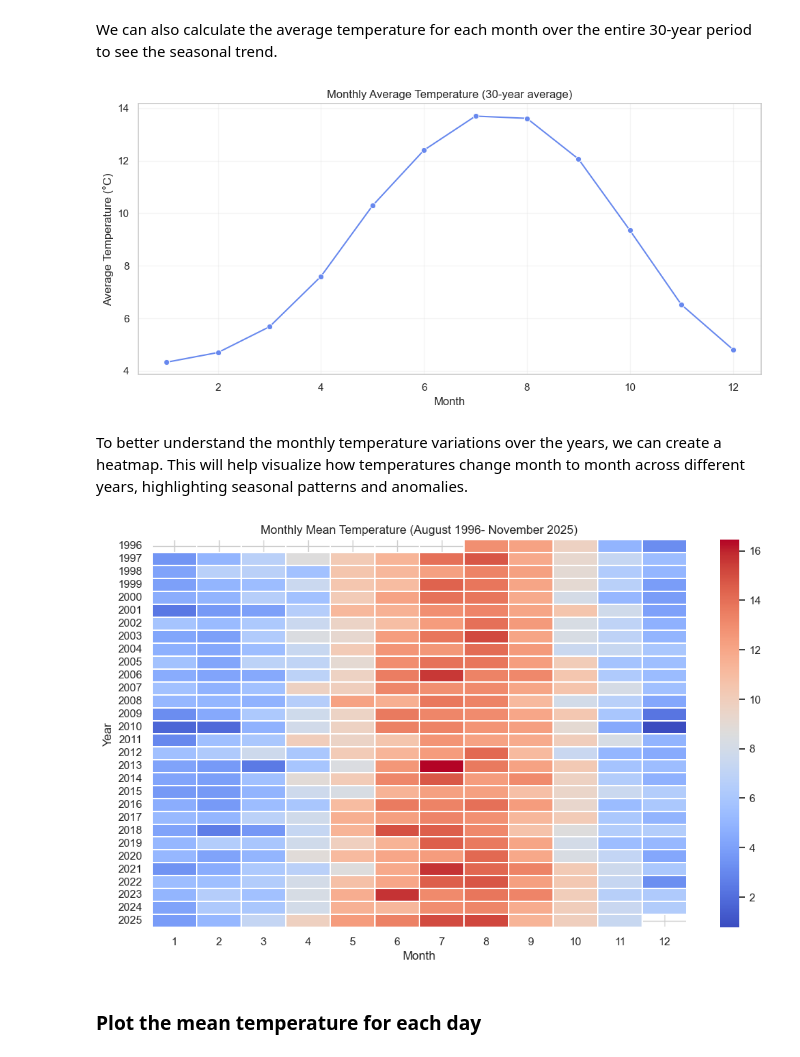
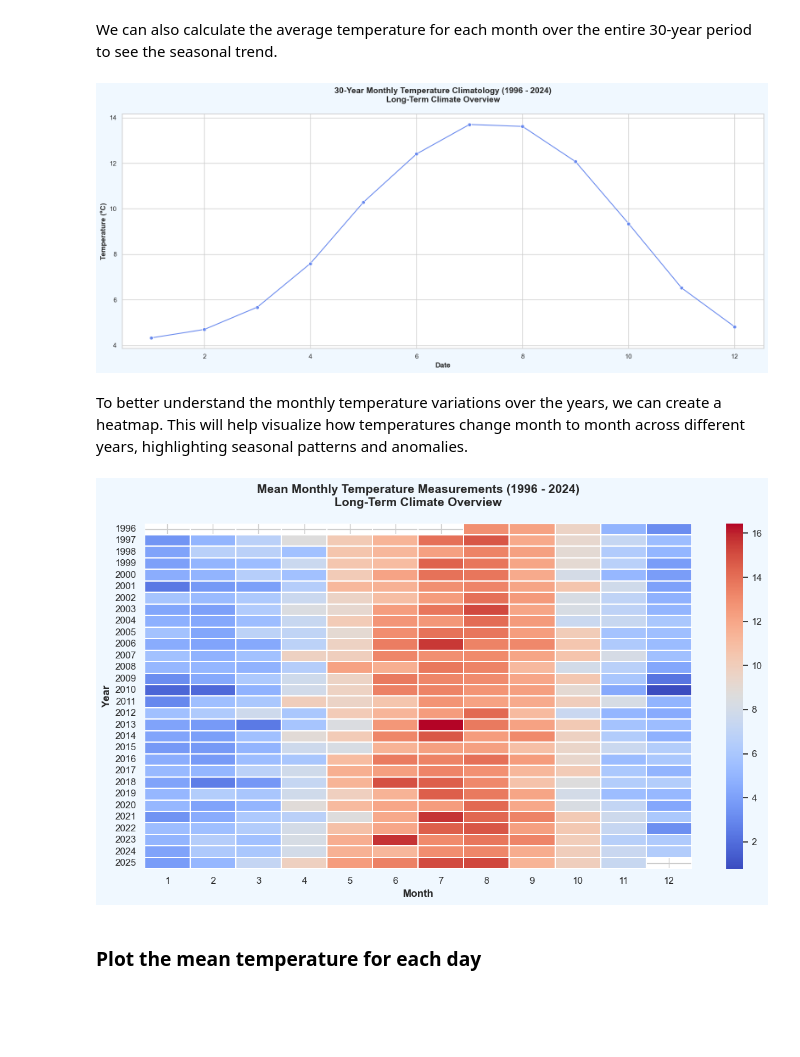
Before and after one commit to AnnaLozenko/PFDA_assignments, a Jupyter notebook: assignment_6_Weather.ipynb, the cells around one changed output. Drawn from its saved outputs; the diff is of its cells as text; code cells hidden in the pictures; blank space fills up the shorter version.

```diff
--- a/assignment_6_Weather.ipynb
+++ b/assignment_6_Weather.ipynb
@@ -146,6 +146,7 @@ Name: temp, dtype: float64
 # %%
-# set the theme and color palette for seaborn
+# Set style for weather-themed appearance
 sns.set_theme(style="whitegrid", palette='coolwarm')
+plt.rcParams['figure.facecolor'] = '#f0f8ff'  # Alice blue background
 # %%
 #plot the temperature data for the entire period (01/08/1996-01/11/2025)
 
@@ -212,24 +246,24 @@ We can also calculate the average temperature for each month over the entire 30-
 monthly_mean_group = df['temp'].groupby(df.index.month).mean()
 # %%
 # plot the average temperature for each month over the entire period
-plt.figure(figsize=(10,5))
+fig, ax = plt.subplots(figsize=(16,7))
 
 sns.lineplot(
     x=monthly_mean_group.index, # x-axis: month
     y=monthly_mean_group.values, # y-axis: mean temperature
     marker='o',
     linewidth=1.5
 )
 
-plt.xlabel("Month")
-plt.ylabel("Average Temperature (°C)")
-plt.title("Monthly Average Temperature (30-year average)")
+ax.set_xlabel('Date', fontsize=12, fontweight='bold')
+ax.set_ylabel('Temperature (°C)', fontsize=12, fontweight='bold')
+ax.set_title('30-Year Monthly Temperature Climatology (1996 - 2024)\nLong-Term Climate Overview',
+             fontsize=14, fontweight='bold', pad=20)
 
-plt.grid(alpha=0.2)
 plt.tight_layout()
 plt.show()
 # %% [output]
-[figure, old version]
+[figure, new version]
 # %% [markdown]
 To better understand the monthly temperature variations over the years, we can create a heatmap. This will help visualize how temperatures change month to month across different years, highlighting seasonal patterns and anomalies.
 # %%
@@ -245,12 +279,14 @@ heatmap_data = monthly_mean.to_frame().assign(
 
 plt.figure(figsize=(12,7))
 sns.heatmap(heatmap_data, cmap="coolwarm", linewidths=0.1)
-plt.title("Monthly Mean Temperature (August 1996- November 2025)")
-plt.xlabel("Month")
-plt.ylabel("Year")
+plt.xlabel('Month', fontsize=12, fontweight='bold')
+plt.ylabel('Year', fontsize=12, fontweight='bold')
+plt.title('Mean Monthly Temperature Measurements (1996 - 2024)\nLong-Term Climate Overview',
+             fontsize=14, fontweight='bold', pad=20)
+plt.tight_layout()
 plt.show()
 # %% [output]
-[figure, old version]
+[figure, new version]
 # %% [markdown]
 ### Plot the mean temperature for each day
 # %%
```
Also changed, not shown: parts of 17 cells of this notebook.
